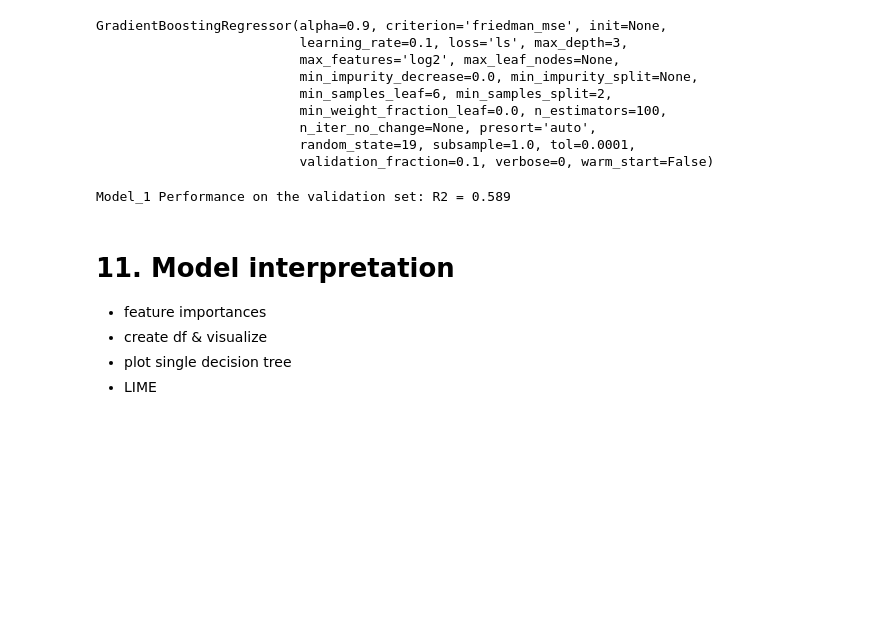
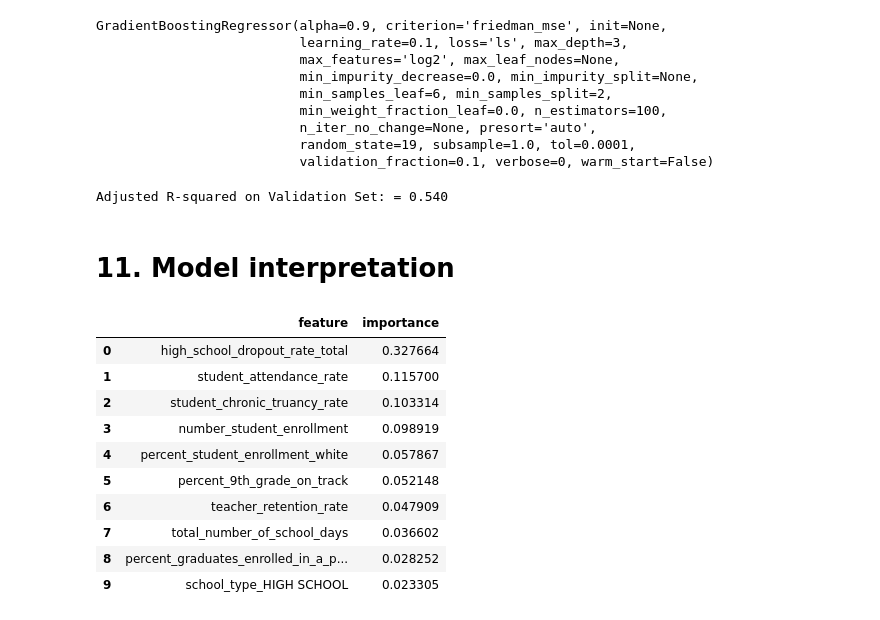
Before and after one commit to dannmorr/predicting-ibse-graduation-rate, a Jupyter notebook: notebooks/exploratory/03_models_parallel.ipynb, the cells around one changed output. Cells and saved outputs as stored; diff of their text form; code cells hidden in the pictures; blank space fills up the shorter version.

```diff
--- a/notebooks/exploratory/03_models_parallel.ipynb
+++ b/notebooks/exploratory/03_models_parallel.ipynb
@@ -368,12 +371,6 @@ model_1 = GradientBoostingRegressor(alpha=0.9, criterion='friedman_mse', init=No
 
 model_1_r2 = fit_and_eval(model_1)
 
-print('Model_1 Performance on the validation set: R2 = %0.3f' % model_1_r2)
+print('Adjusted R-squared on Validation Set: = %0.3f' % model_1_r2)
 # %% [output]
-Model_1 Performance on the validation set: R2 = 0.589
+Adjusted R-squared on Validation Set: = 0.540
-# %% [markdown]
-# 11. Model interpretation
-- feature importances
- - create df & visualize
-- plot single decision tree
-- LIME
@@ -383,0 +377,22 @@ baseline_cross_val_score
+# %% [markdown]
+# 11. Model interpretation
+# %%
+feature_results = pd.DataFrame({'feature': list(X_train_all.columns),
+                                'importance': model_1.feature_importances_})
+
+# Show the top 5 most important
+feature_results = feature_results.sort_values('importance', ascending = False).reset_index(drop=True)
+
+feature_results.head(10)
+# %% [output]
+|  | feature | importance |
+| 0 | high_school_dropout_rate_total | 0.327664 |
+| 1 | student_attendance_rate | 0.115700 |
+| 2 | student_chronic_truancy_rate | 0.103314 |
+| 3 | number_student_enrollment | 0.098919 |
+| 4 | percent_student_enrollment_white | 0.057867 |
+| 5 | percent_9th_grade_on_track | 0.052148 |
+| 6 | teacher_retention_rate | 0.047909 |
+| 7 | total_number_of_school_days | 0.036602 |
+| 8 | percent_graduates_enrolled_in_a_p... | 0.028252 |
+| 9 | school_type_HIGH SCHOOL | 0.023305 |
```
Also changed, not shown: parts of 17 cells of this notebook, 4 other files.
